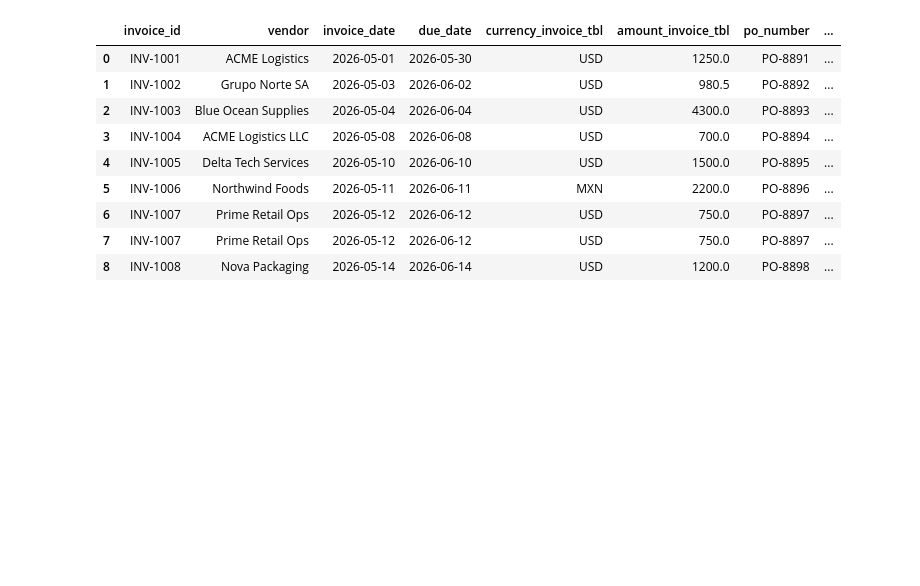
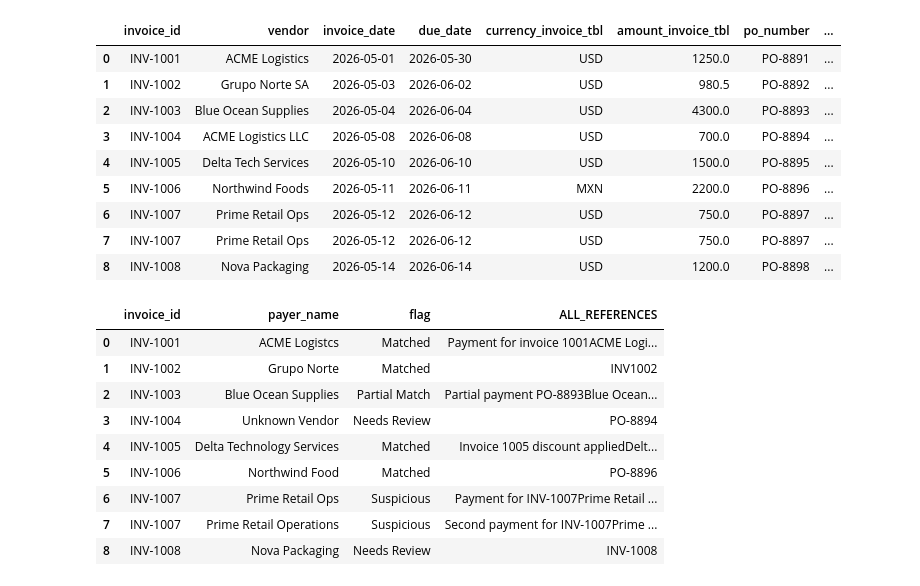
Before and after one commit to trasher-deluxe/base-labs-aifde-test, a Jupyter notebook: notebooks/eda.ipynb, the cells around one changed output. Cells and saved outputs as stored; diff of their text form; code cells hidden in the pictures; blank space fills up the shorter version.

```diff
--- a/notebooks/eda.ipynb
+++ b/notebooks/eda.ipynb
@@ -296,22 +296,39 @@ def classify_row(text: str) -> str:
 # %%
 # Layer 1: text-based classification
 df_final["flag"] = df_final["ALL_REFERENCES"].apply(classify_row)
+
 
 # Layer 2: data signals for rows that text couldn't classify
 def layer2(row):
     if row["flag"] != "Unmatched":
         return row["flag"]
     if row["IS_DUE_PAYMENT"]:
         return "Needs Review"
     if row["currency_invoice_tbl"] != row["currency_payments"]:
         return "Needs Review"
     if row["payer_name"] == "Unknown Vendor":
         return "Needs Review"
     if row["amount_invoice_tbl"] != row["amount_payments"]:
-        return "Partial Match" if row["amount_payments"] < row["amount_invoice_tbl"] else "Needs Review"
+        return (
+            "Partial Match"
+            if row["amount_payments"] < row["amount_invoice_tbl"]
+            else "Needs Review"
+        )
     if pd.notna(row["payment_id"]):
         return "Matched"
     return "Unmatched"
 
+
 df_final["flag"] = df_final.apply(layer2, axis=1)
 df_final[["invoice_id", "payer_name", "flag", "ALL_REFERENCES"]]
+# %% [output]
+|  | invoice_id | payer_name | flag | ALL_REFERENCES |
+| 0 | INV-1001 | ACME Logistcs | Matched | Payment for invoice 1001ACME Logi... |
+| 1 | INV-1002 | Grupo Norte | Matched | INV1002 |
+| 2 | INV-1003 | Blue Ocean Supplies | Partial Match | Partial payment PO-8893Blue Ocean... |
+| 3 | INV-1004 | Unknown Vendor | Needs Review | PO-8894 |
+| 4 | INV-1005 | Delta Technology Services | Matched | Invoice 1005 discount appliedDelt... |
+| 5 | INV-1006 | Northwind Food | Matched | PO-8896 |
+| 6 | INV-1007 | Prime Retail Ops | Suspicious | Payment for INV-1007Prime Retail ... |
+| 7 | INV-1007 | Prime Retail Operations | Suspicious | Second payment for INV-1007Prime ... |
+| 8 | INV-1008 | Nova Packaging | Needs Review | INV-1008 |
```
Also changed, not shown: parts of 6 cells of this notebook.
